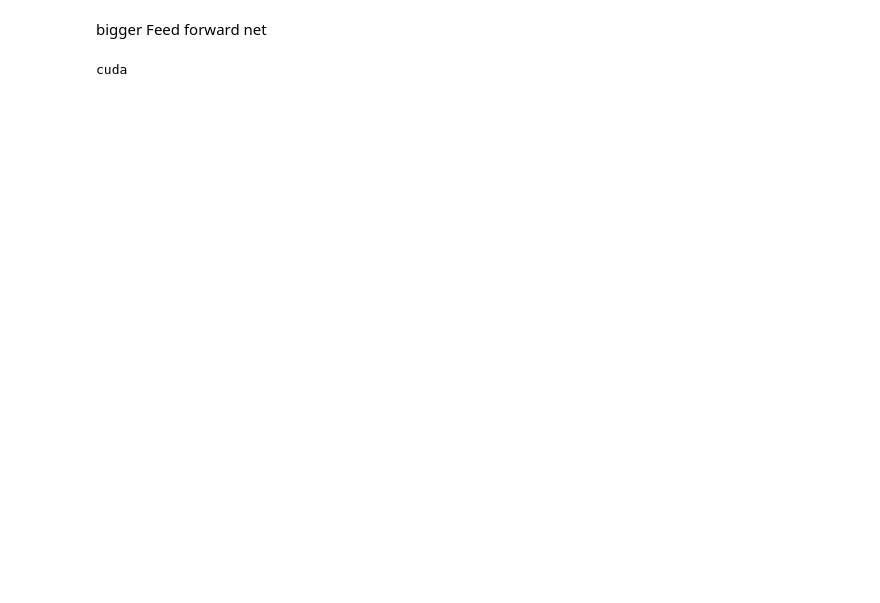
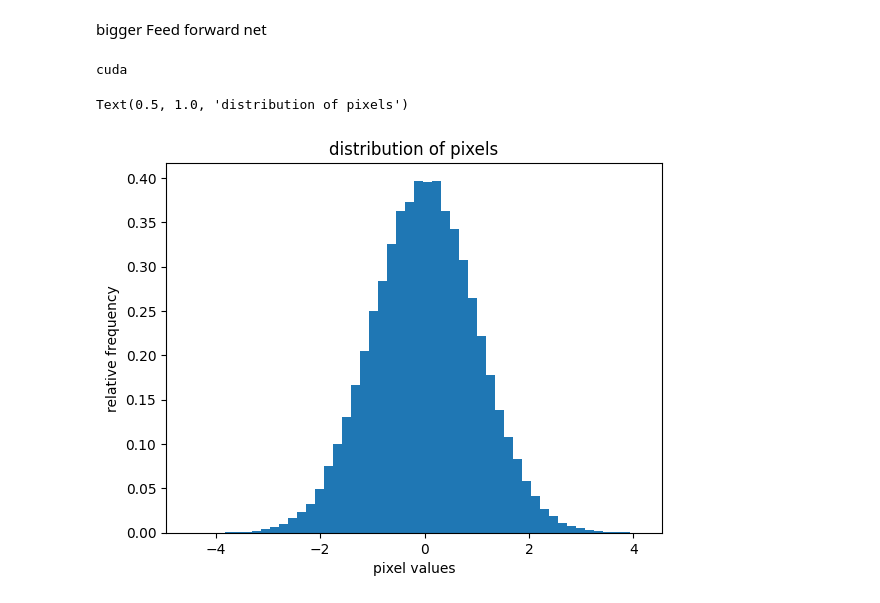
Before and after one commit to HeiseMax/RectifiedFlow, a Jupyter notebook: MNIST_test7.ipynb, the cells around one changed output. Cells and saved outputs as stored; diff of their text form; code cells hidden in the pictures; blank space fills up the shorter version.

```diff
--- a/MNIST_test7.ipynb
+++ b/MNIST_test7.ipynb
@@ -52,0 +59,9 @@ train_dataset_init = (255 * tens / torch.abs(torch.max(tens))).to(device)
+# %%
+# plot the pixel values
+plt.hist(train_dataset_init.cpu().numpy().ravel(), bins=50, density=True)
+plt.xlabel("pixel values")
+plt.ylabel("relative frequency")
+plt.title("distribution of pixels")
+# %% [output]
+Text(0.5, 1.0, 'distribution of pixels')
+[figure, added]
```
Also changed, not shown: parts of 20 cells of this notebook, 13 other files.
